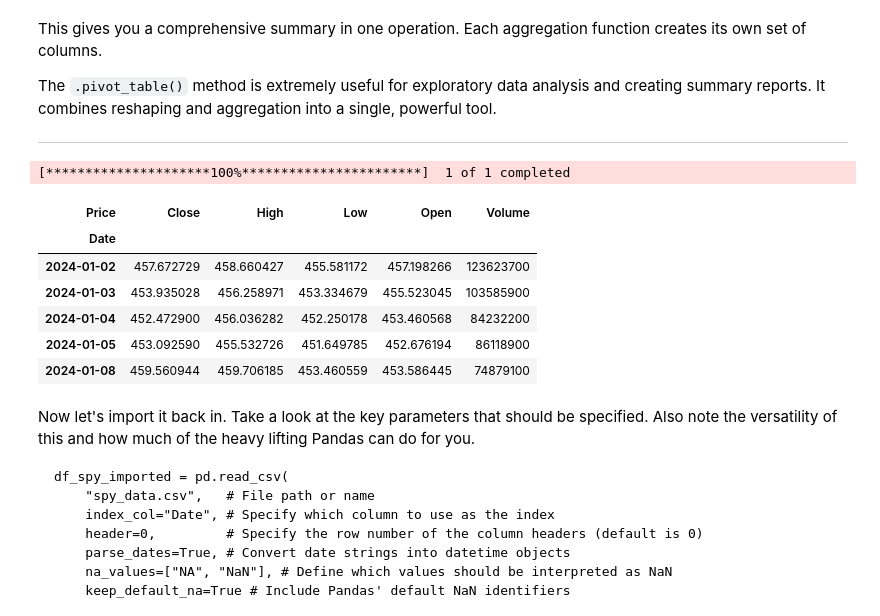
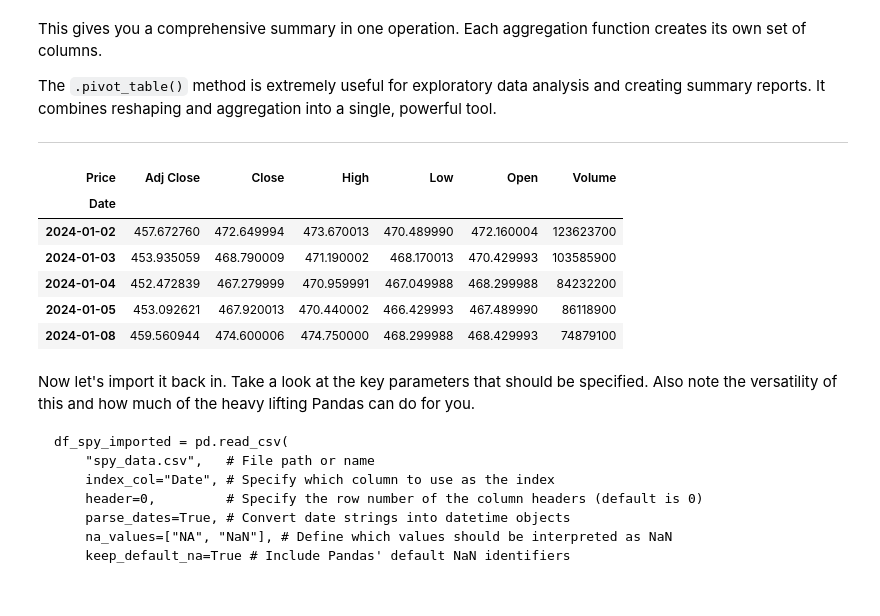
Before and after one commit to PacktPublishing/Hands-on-Financial-Trading-with-Python-Second-Edition, a Jupyter notebook: FINAL/chapter02/B37124_2_01_pandas_v2.ipynb, the cells around one changed output. Saved outputs shown, nothing was run; the diff lists cells and outputs as text; code cells hidden in the pictures.

Commit message:
add auto data file retrieval in chapter 2 notebooks

```diff
--- a/FINAL/chapter02/B37124_2_01_pandas_v2.ipynb
+++ b/FINAL/chapter02/B37124_2_01_pandas_v2.ipynb
@@ -14,6 +14,30 @@ Suggested additional resource: https://www.w3schools.com/python
 **Pandas and DataFrames**
 
 *Note and recommendation: Very often, you might want to experiment on your own as you go through this notebook. We recommend you save a copy of this notebook before you start adding cells or changing anything. This way you always have a pristine copy to go back to.*
+# %%
+import os
+import pandas as pd
+
+# ---- Data source settings ----
+# False: use the data saved with the book, so your results match the printed ones.
+# True:  download fresh data from Yahoo! Finance (your numbers will differ from the book).
+USE_LIVE_DATA = False
+REPO_RAW = ("https://raw.githubusercontent.com/PacktPublishing/"
+            "Hands-on-Financial-Trading-with-Python-Second-Edition/main/FINAL")
+DATA_FOLDER = "chapter02"   # repo folder that holds this notebook's saved files
+
+def load_saved_data(file_name: str) -> pd.DataFrame:
+    """
+    Load a data file saved with the book.
+
+    1. Use the file if it is already in Colab (for example, you uploaded it).
+    2. Otherwise, download it from the book's GitHub repository.
+    """
+    if not os.path.exists(file_name):
+        !wget -q {REPO_RAW}/{DATA_FOLDER}/{file_name}
+    if not os.path.exists(file_name):
+        raise FileNotFoundError(f"{file_name} is not in Colab or the repo. Set USE_LIVE_DATA = True.")
+    return pd.read_parquet(file_name)
 # %% [markdown]
 ## 1.0 Introduction
 # %% [markdown]
@@ -4023,21 +4050,23 @@ The `.pivot_table()` method is extremely useful for exploratory data analysis an
 ---
 # %%
 # Download prices for SPY
-df_spy = yf.download('SPY', start_date, end_date)
+if USE_LIVE_DATA:
+    df_spy = yf.download('SPY', start_date, end_date, auto_adjust=False)
+else:
+    df_spy = load_saved_data('ch02_nb01_spy_2024h1.parquet')
 
 # Remove the multi index
 df_spy.columns = df_spy.columns.get_level_values(0)
 
 df_spy.head()
 # %% [output]
-[*********************100%***********************]  1 of 1 completed
-| Price | Close | High | Low | Open | Volume |
-| Date |  |  |  |  |  |
-| 2024-01-02 | 457.672729 | 458.660427 | 455.581172 | 457.198266 | 123623700 |
-| 2024-01-03 | 453.935028 | 456.258971 | 453.334679 | 455.523045 | 103585900 |
-| 2024-01-04 | 452.472900 | 456.036282 | 452.250178 | 453.460568 | 84232200 |
-| 2024-01-05 | 453.092590 | 455.532726 | 451.649785 | 452.676194 | 86118900 |
-| 2024-01-08 | 459.560944 | 459.706185 | 453.460559 | 453.586445 | 74879100 |
+| Price | Adj Close | Close | High | Low | Open | Volume |
+| Date |  |  |  |  |  |  |
+| 2024-01-02 | 457.672760 | 472.649994 | 473.670013 | 470.489990 | 472.160004 | 123623700 |
+| 2024-01-03 | 453.935059 | 468.790009 | 471.190002 | 468.170013 | 470.429993 | 103585900 |
+| 2024-01-04 | 452.472839 | 467.279999 | 470.959991 | 467.049988 | 468.299988 | 84232200 |
+| 2024-01-05 | 453.092621 | 467.920013 | 470.440002 | 466.429993 | 467.489990 | 86118900 |
+| 2024-01-08 | 459.560944 | 474.600006 | 474.750000 | 468.299988 | 468.429993 | 74879100 |
 # %%
 # Export the dataframe to a CSV
 # Normally, you are fine with just:
```
Also changed, not shown: parts of 56 cells of this notebook, 1 other file.
